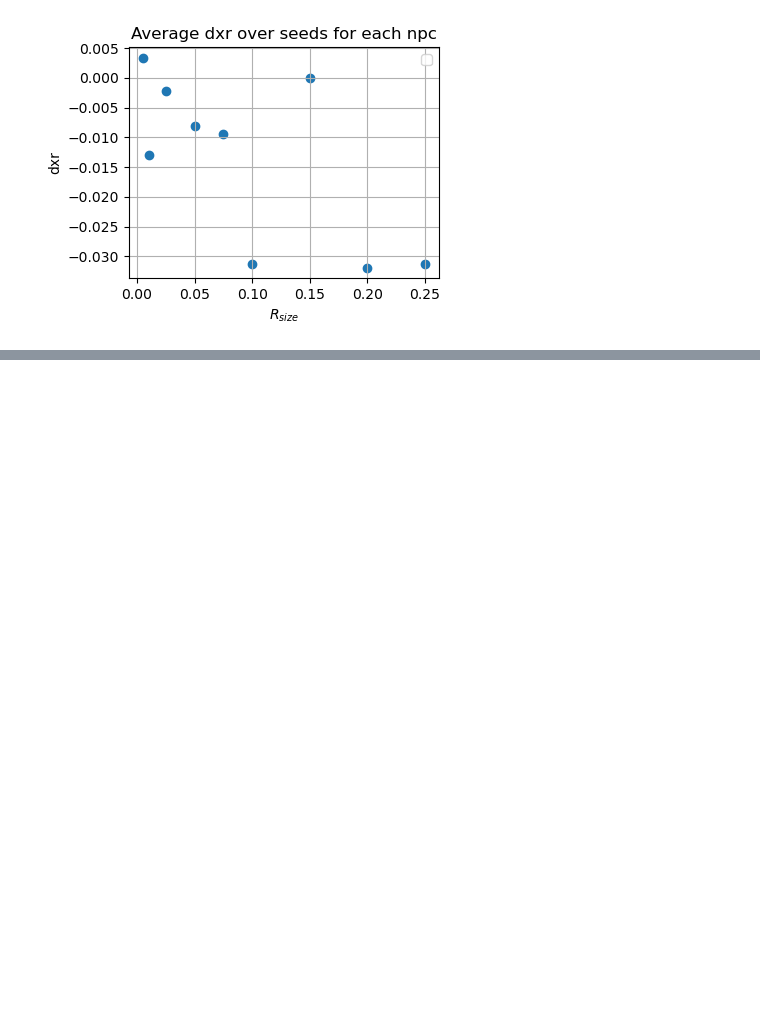
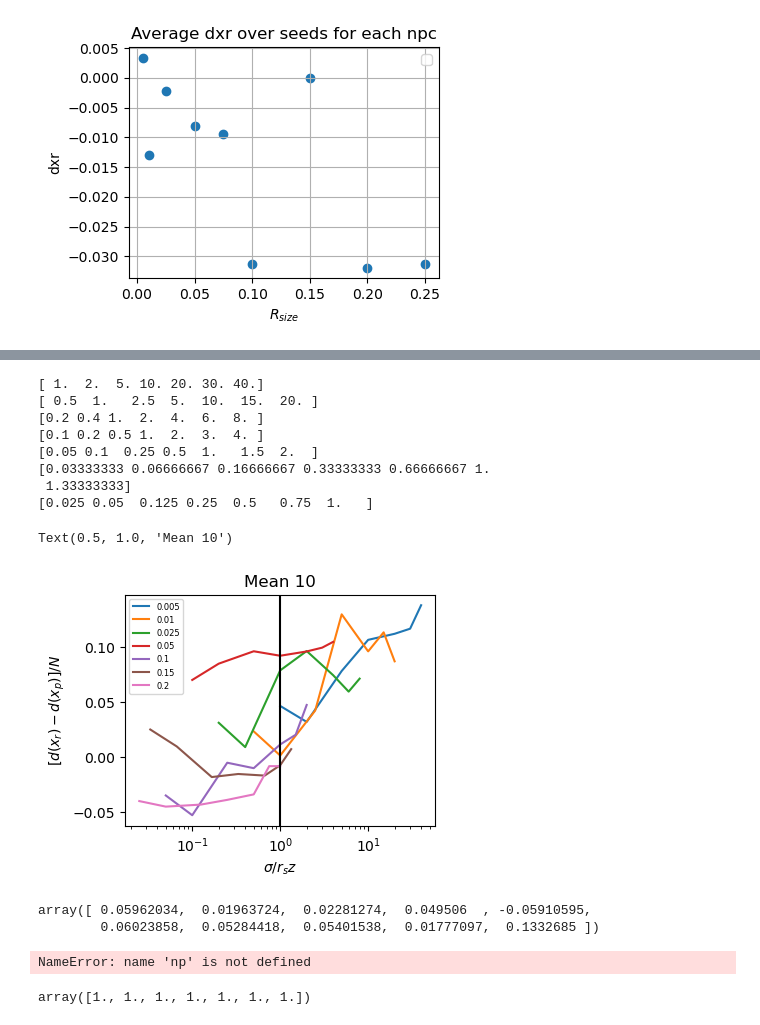
Before and after one commit to mgkumar138/online_pf_learning, a Jupyter notebook: online/1D/analyze_dx.ipynb, the cells around one changed output, grey strips where cells are left out. Cells and saved outputs as stored; diff of their text form; code cells hidden in the pictures; blank space fills up the shorter version.

```diff
--- a/online/1D/analyze_dx.ipynb
+++ b/online/1D/analyze_dx.ipynb
@@ -350,0 +494,48 @@ No artists with labels found to put in legend.  Note that artists whose label st
+# %%
+plt.figure(figsize=(4,3))
+for r, rsz in enumerate(rszs):
+    plt.plot(np.array(sigmas)/rsz, np.mean(dxrs[:, r,:,0,-1],axis=0), label=rsz)
+    print(np.array(sigmas)/rsz)
+    # idx=sigmas.index(rsz)
+    # plt.scatter(sigmas[idx], np.mean(dxrs[:, r,:,0,-1],axis=0)[idx])
+plt.axvline(1.0,color='k')
+plt.xlabel(f'$\sigma/r_sz$')
+plt.ylabel('$[d(x_r)-d(x_p)]/N$')
+plt.legend(fontsize=6)
+plt.xscale('log')
+plt.title(f"Mean {seed_count}")
+
+# for n,npc in enumerate(npcs):
+#     plt.figure(figsize=(4,3))
+#     for r, rsz in enumerate(rszs):
+#         plt.plot(sigmas, dxrs[n, r,:,0,-1], label=rsz)
+
+#     plt.xlabel('Sigma')
+#     plt.ylabel('$[d(x_r)-d(x_p)]/N$')
+#     plt.legend(fontsize=6)
+#     plt.xscale('log')
+#     plt.title(npc)
+# %% [output]
+[ 1.  2.  5. 10. 20. 30. 40.]
+[ 0.5  1.   2.5  5.  10.  15.  20. ]
+[0.2 0.4 1.  2.  4.  6.  8. ]
+[0.1 0.2 0.5 1.  2.  3.  4. ]
+[0.05 0.1  0.25 0.5  1.   1.5  2.  ]
+[0.03333333 0.06666667 0.16666667 0.33333333 0.66666667 1.
+ 1.33333333]
+[0.025 0.05  0.125 0.25  0.5   0.75  1.   ]
+Text(0.5, 1.0, 'Mean 10')
+[figure, added]
+# %%
+dxrs[2,0,0,:,-1]
+# %% [output]
+array([ 0.05962034,  0.01963724,  0.02281274,  0.049506  , -0.05910595,
+        0.06023858,  0.05284418,  0.05401538,  0.01777097,  0.1332685 ])
+# %%
+np.array(rsz)/np.array(sigmas)
+# %% [output]
+NameError: name 'np' is not defined
+# %%
+np.array(rszs)/np.array(sigmas)
+# %% [output]
+array([1., 1., 1., 1., 1., 1., 1.])
```
Also changed, not shown: parts of 9 cells of this notebook, 35 other files.
